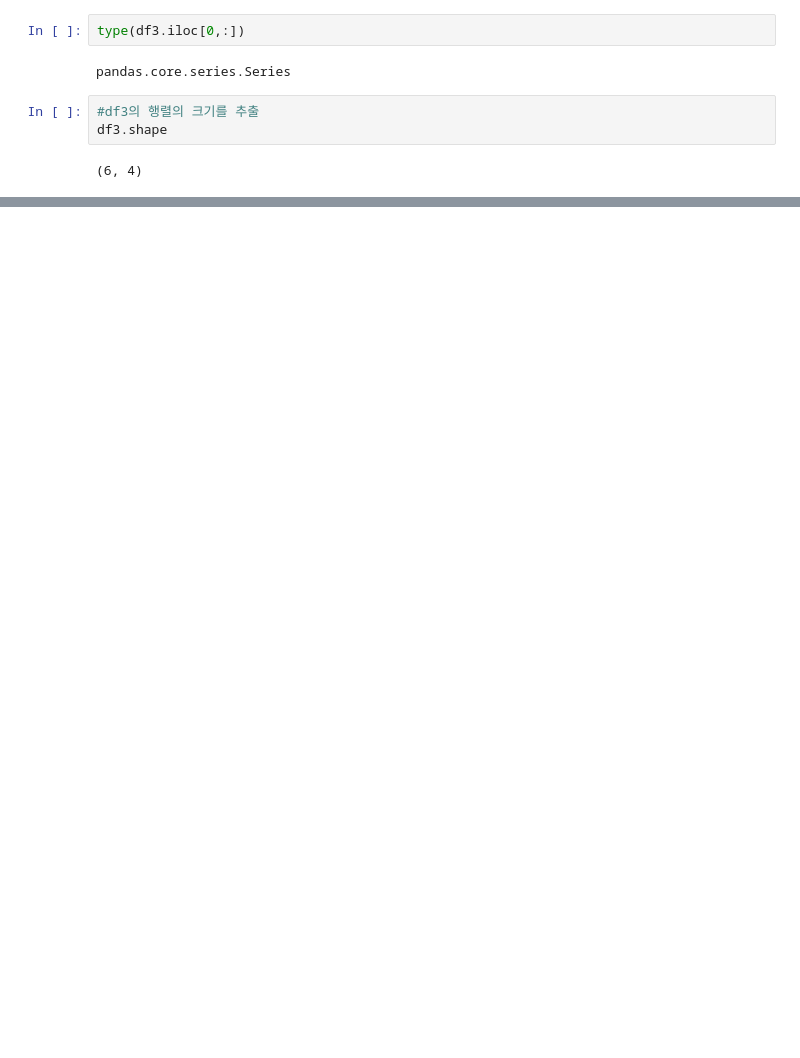
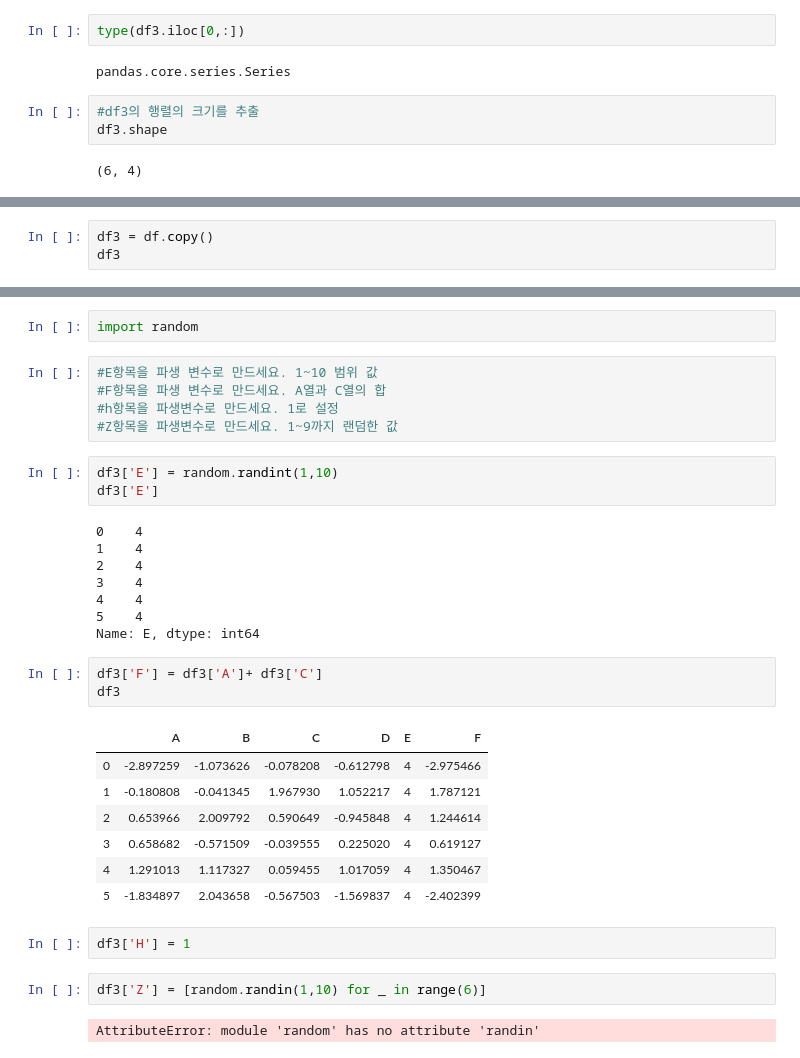
Before and after one commit to Shin-Sangseok/Google_colab_practice, a Jupyter notebook: colab_test_1.ipynb, the cells around one changed output, grey strips where cells are left out. Cells and saved outputs as stored; diff of their text form; blank space fills up the shorter version.

```diff
--- a/colab_test_1.ipynb
+++ b/colab_test_1.ipynb
@@ -393,0 +491,3 @@ df3.iloc[[1,2,5],[1,3]]
+# %%
+df3 = df.copy()
+df3
@@ -393,0 +502,35 @@ df3.iloc[[1,2,5],[1,3]]
+# %%
+import random
+# %%
+#E항목을 파생 변수로 만드세요. 1~10 범위 값
+#F항목을 파생 변수로 만드세요. A열과 C열의 합
+#h항목을 파생변수로 만드세요. 1로 설정
+#Z항목을 파생변수로 만드세요. 1~9까지 랜덤한 값
+# %%
+df3['E'] = random.randint(1,10)
+df3['E']
+# %% [output]
+0    4
+1    4
+2    4
+3    4
+4    4
+5    4
+Name: E, dtype: int64
+# %%
+df3['F'] = df3['A']+ df3['C']
+df3
+# %% [output]
+|  | A | B | C | D | E | F |
+| 0 | -2.897259 | -1.073626 | -0.078208 | -0.612798 | 4 | -2.975466 |
+| 1 | -0.180808 | -0.041345 | 1.967930 | 1.052217 | 4 | 1.787121 |
+| 2 | 0.653966 | 2.009792 | 0.590649 | -0.945848 | 4 | 1.244614 |
+| 3 | 0.658682 | -0.571509 | -0.039555 | 0.225020 | 4 | 0.619127 |
+| 4 | 1.291013 | 1.117327 | 0.059455 | 1.017059 | 4 | 1.350467 |
+| 5 | -1.834897 | 2.043658 | -0.567503 | -1.569837 | 4 | -2.402399 |
+# %%
+df3['H'] = 1
+# %%
+df3['Z'] = [random.randin(1,10) for _ in range(6)]
+# %% [output]
+AttributeError: module 'random' has no attribute 'randin'
```
Also changed, not shown: parts of 50 cells of this notebook, 1 other file.
